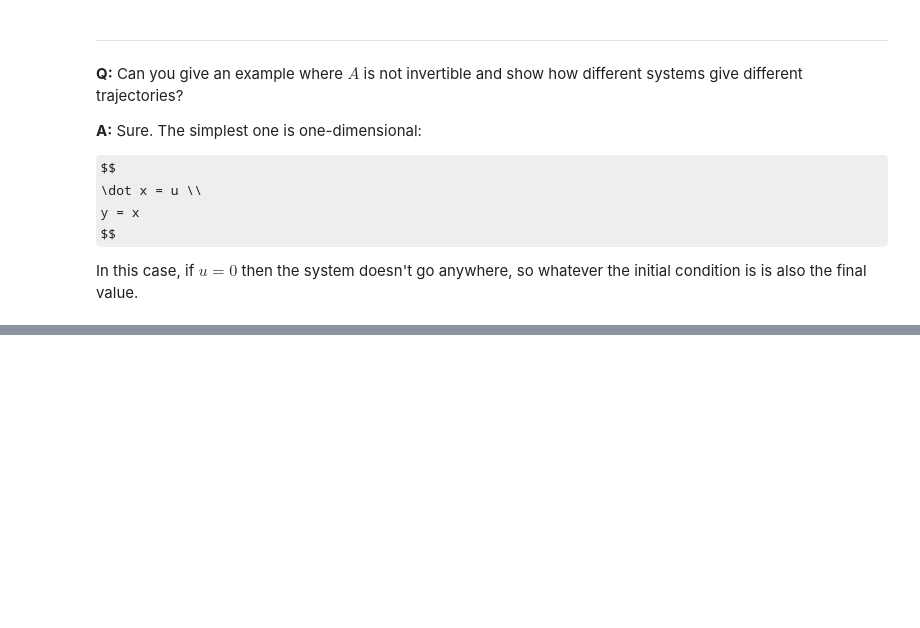
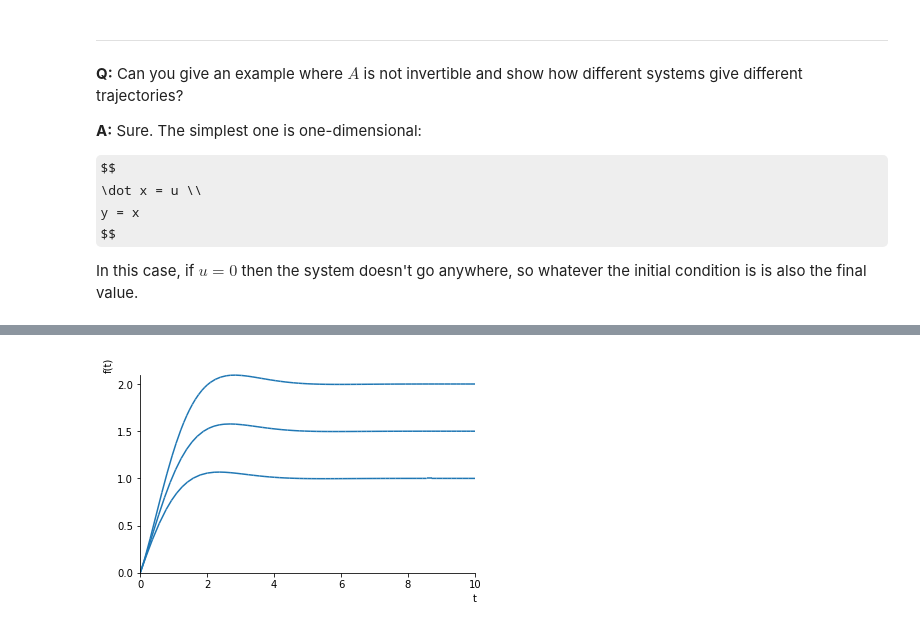
Before and after one commit to klavins/ECE447, a Jupyter notebook: lectures/FAQ.ipynb, the cells around one changed output, grey strips where cells are left out. Saved outputs shown, nothing was run; the diff lists cells and outputs as text; code cells hidden in the pictures; some formulas as TeX source; blank space fills up the shorter version.

```diff
--- a/lectures/FAQ.ipynb
+++ b/lectures/FAQ.ipynb
@@ -257,0 +329,16 @@ In this case, if $u=0$ then the system doesn't go anywhere, so whatever the init
+# %%
+var("s")
+var("z", real=True)
+var("t", real=True, positive=True)
+
+T = (s+z)/(s**2+2*s+2)
+R = 1/s
+Y = T*R
+
+y1 = inverse_laplace_transform(Y.subs(z,2),s,t)
+y2 = inverse_laplace_transform(Y.subs(z,3),s,t)
+y3 = inverse_laplace_transform(Y.subs(z,4),s,t)
+y1
+plots = plotting.plot(y1,y2,y3,(t,0,10))
+# %% [output]
+[figure, added]
```
Also changed, not shown: parts of 21 cells of this notebook.
